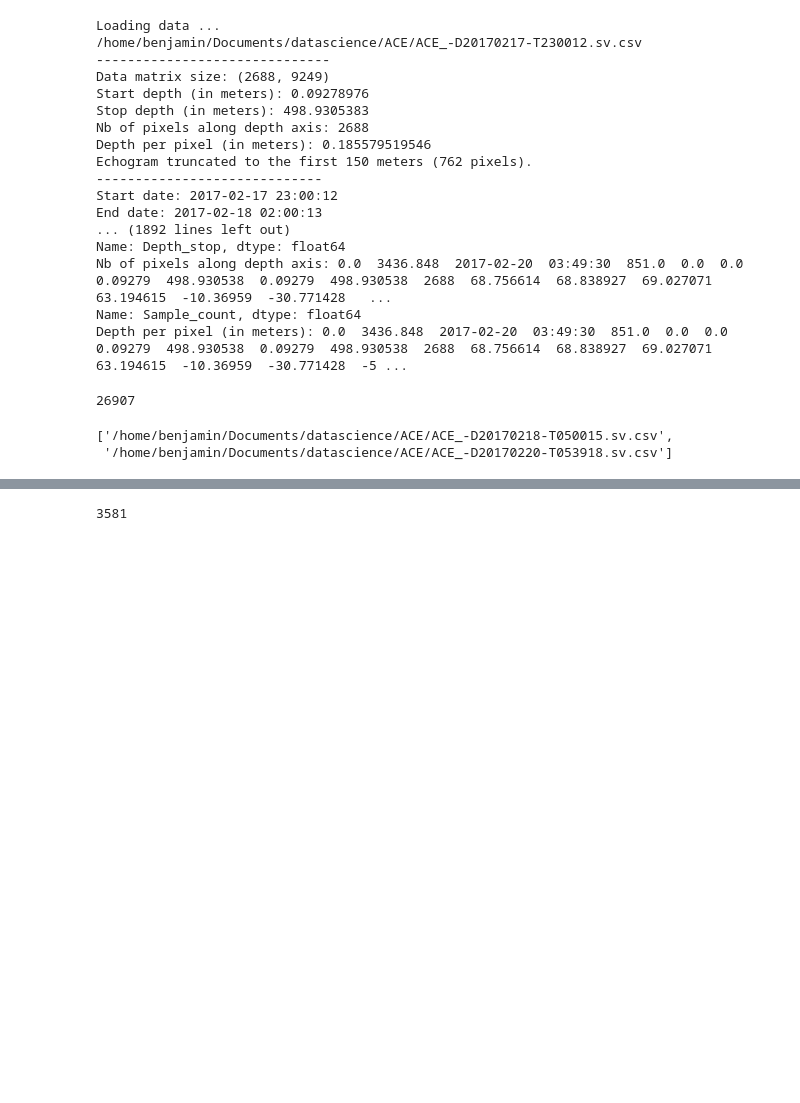
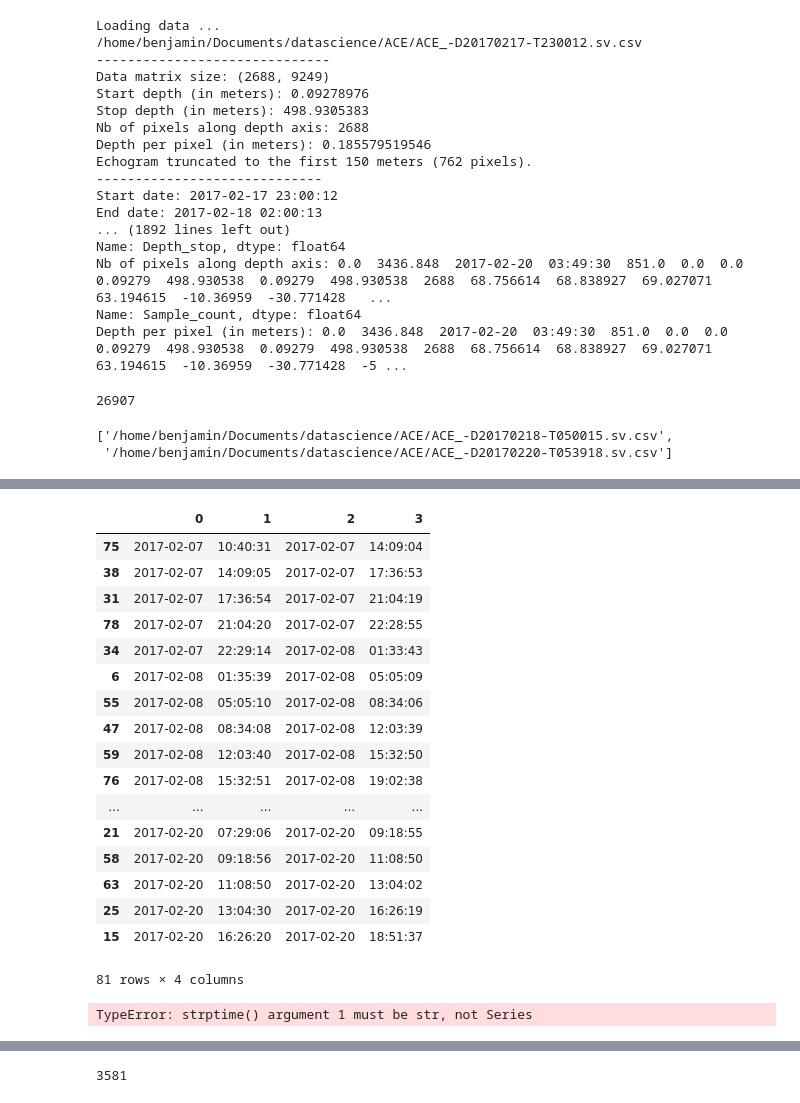
Before and after one commit to bricaud/AntarticSonarData, a Jupyter notebook: ACEswarmInAllFiles2.ipynb, the cells around one changed output, grey strips where cells are left out. Cells and saved outputs as stored; diff of their text form; code cells hidden in the pictures; blank space fills up the shorter version.

```diff
--- a/ACEswarmInAllFiles2.ipynb
+++ b/ACEswarmInAllFiles2.ipynb
@@ -109,0 +90,29 @@ list_of_dates
+# %%
+date_df = pd.DataFrame(list_of_dates)
+# %%
+date_df = date_df.sort_values(by=[0,1])
+# %%
+date_df
+# %% [output]
+|  | 0 | 1 | 2 | 3 |
+| 75 | 2017-02-07 | 10:40:31 | 2017-02-07 | 14:09:04 |
+| 38 | 2017-02-07 | 14:09:05 | 2017-02-07 | 17:36:53 |
+| 31 | 2017-02-07 | 17:36:54 | 2017-02-07 | 21:04:19 |
+| 78 | 2017-02-07 | 21:04:20 | 2017-02-07 | 22:28:55 |
+| 34 | 2017-02-07 | 22:29:14 | 2017-02-08 | 01:33:43 |
+| 6 | 2017-02-08 | 01:35:39 | 2017-02-08 | 05:05:09 |
+| 55 | 2017-02-08 | 05:05:10 | 2017-02-08 | 08:34:06 |
+| 47 | 2017-02-08 | 08:34:08 | 2017-02-08 | 12:03:39 |
+| 59 | 2017-02-08 | 12:03:40 | 2017-02-08 | 15:32:50 |
+| 76 | 2017-02-08 | 15:32:51 | 2017-02-08 | 19:02:38 |
+| ... | ... | ... | ... | ... |
+| 21 | 2017-02-20 | 07:29:06 | 2017-02-20 | 09:18:55 |
+| 58 | 2017-02-20 | 09:18:56 | 2017-02-20 | 11:08:50 |
+| 63 | 2017-02-20 | 11:08:50 | 2017-02-20 | 13:04:02 |
+| 25 | 2017-02-20 | 13:04:30 | 2017-02-20 | 16:26:19 |
+| 15 | 2017-02-20 | 16:26:20 | 2017-02-20 | 18:51:37 |
+81 rows × 4 columns
+# %%
+t_df = pd.DataFrame(datetime.datetime.strptime(date_df[0]+' '+date_df[1],'%Y-%m-%d %H:%M:%S'))
+# %% [output]
+TypeError: strptime() argument 1 must be str, not Series
```
Also changed, not shown: parts of 7 cells of this notebook.
